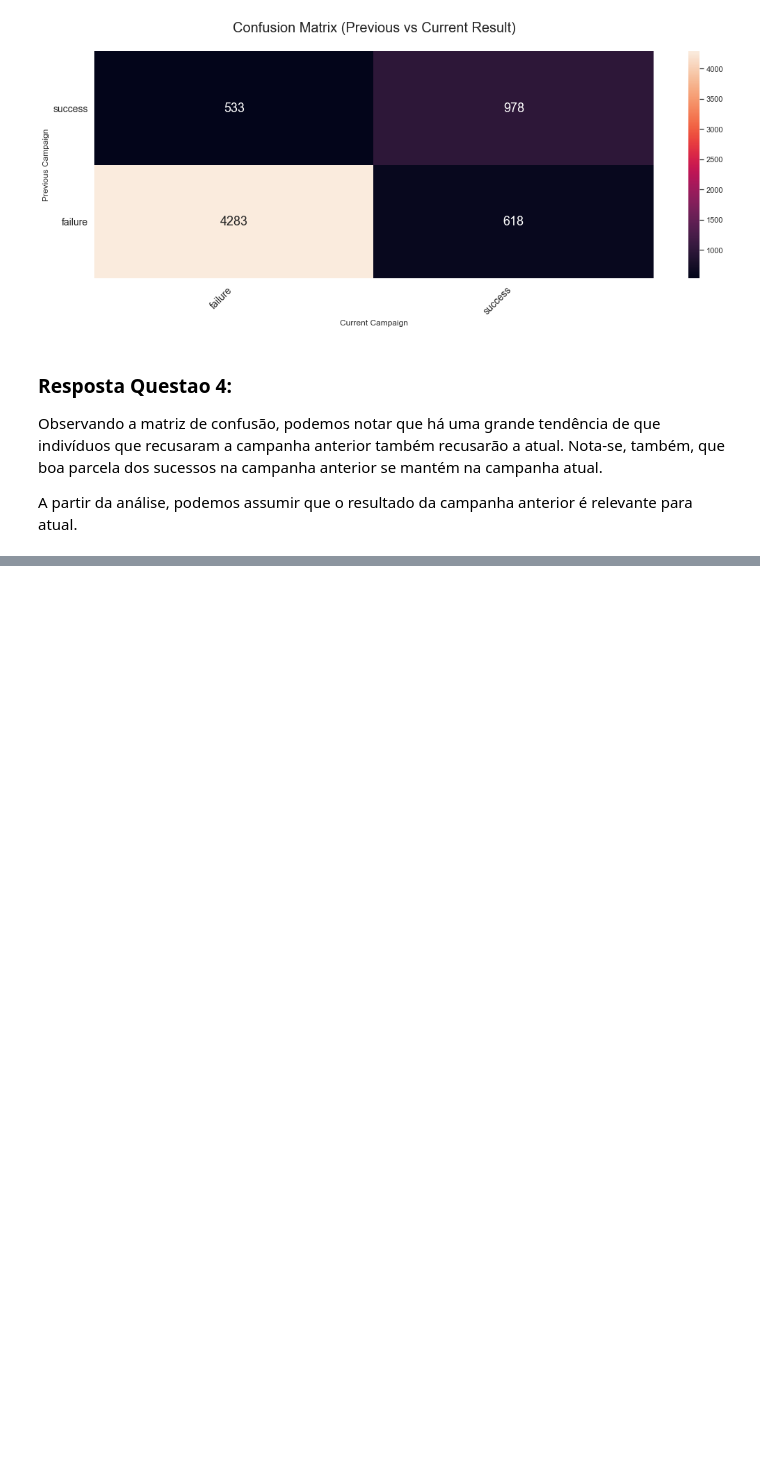
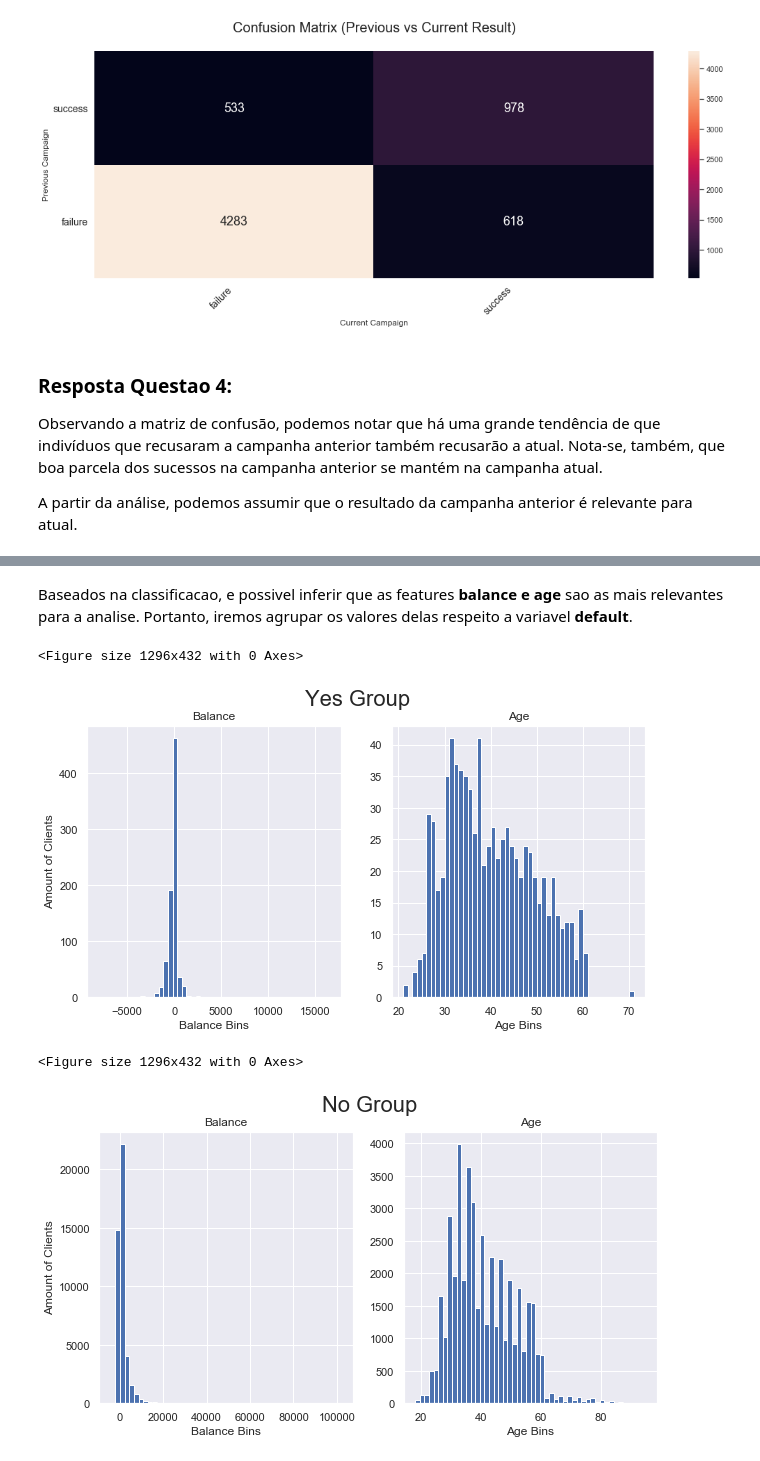
Before and after one commit to Alro10/data-science-bank-teste, a Jupyter notebook: src/Analysis.ipynb, the cells around one changed output, grey strips where cells are left out. Cells and saved outputs as stored; diff of their text form; code cells hidden in the pictures; blank space fills up the shorter version.

```diff
--- a/src/Analysis.ipynb
+++ b/src/Analysis.ipynb
@@ -282,0 +312,37 @@ A partir da análise, podemos assumir que o resultado da campanha anterior é re
+# %% [markdown]
+Baseados na classificacao, e possivel inferir que as features **balance e age** sao as mais relevantes para a analise. Portanto, iremos agrupar os valores delas respeito a variavel **default**.
+# %%
+df = pd.DataFrame(data[['age','balance','default']])
+
+# Plotando grupo 'YES'
+plt.figure(figsize=(18, 6))
+fig1, ax1 = plt.subplots(1, 2, sharex="col", figsize=(10,5))
+fig1.suptitle("Yes Group", size=22)
+ax1[0].title.set_text("Balance")
+ax1[1].title.set_text("Age")
+ax1[0].set_ylabel("Amount of Clients")
+ax1[0].set_xlabel("Balance Bins")
+ax1[1].set_xlabel("Age Bins")
+
+df[df['default']=='yes']['balance'].hist(ax=ax1[0],bins=50)
+df[df['default']=='yes']['age'].hist(ax=ax1[1], bins=50)
+
+# Plotando grupo 'NO'
+plt.figure(figsize=(18, 6))
+fig2, ax2 = plt.subplots(1, 2, sharex="col", figsize=(10,5))
+fig2.suptitle("No Group", size=22)
+ax2[0].title.set_text("Balance")
+ax2[1].title.set_text("Age")
+ax2[0].set_ylabel("Amount of Clients")
+ax2[0].set_xlabel("Balance Bins")
+ax2[1].set_xlabel("Age Bins")
+
+df[df['default']=='no']['balance'].hist(ax=ax2[0],bins=50)
+df[df['default']=='no']['age'].hist(ax=ax2[1], bins=50)
+
+plt.show()
+# %% [output]
+<Figure size 1296x432 with 0 Axes>
+[figure, added]
+<Figure size 1296x432 with 0 Axes>
+[figure, added]
```
Also changed, not shown: parts of 10 cells of this notebook.
